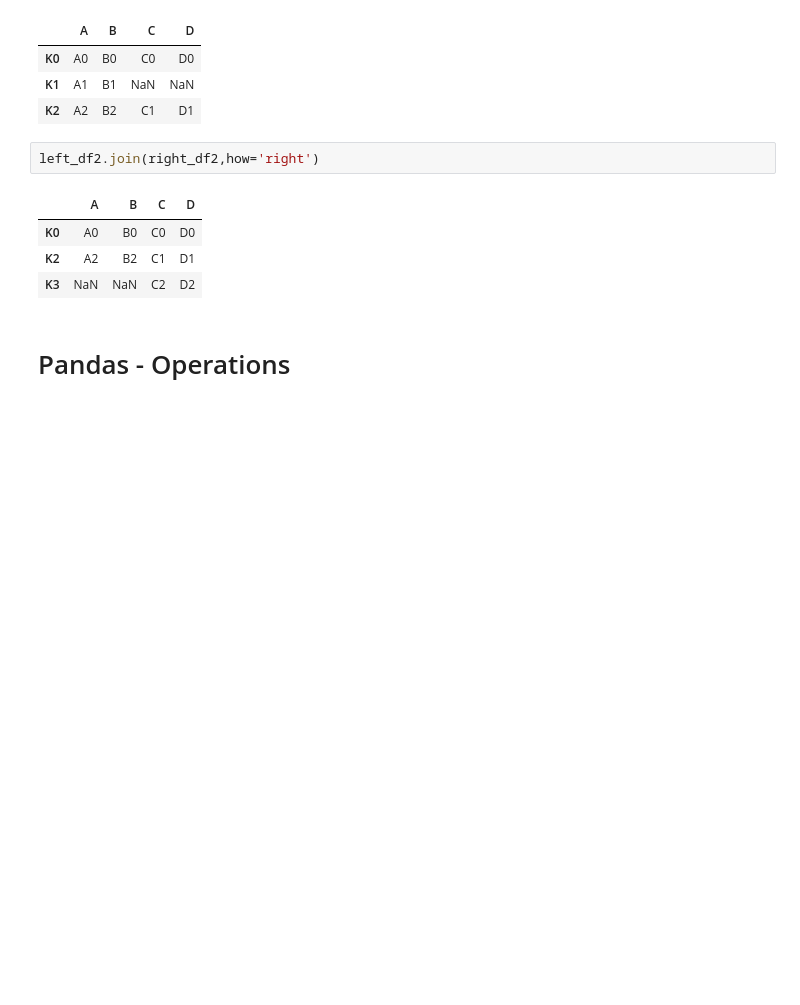
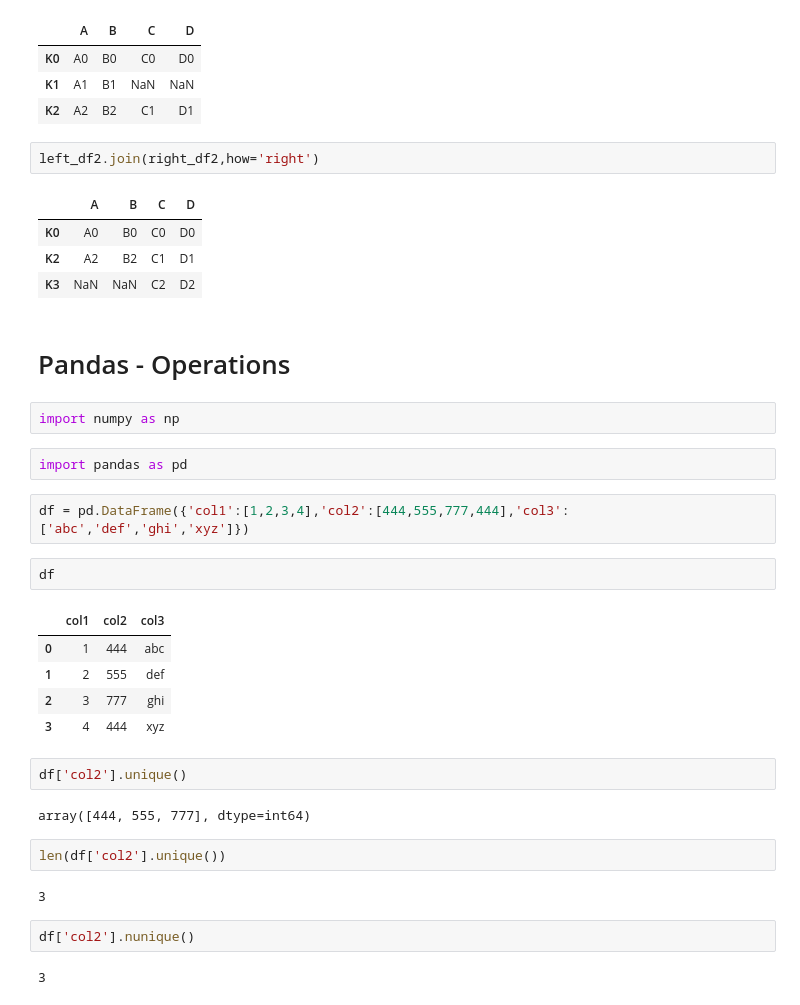
Before and after one commit to AmeyaChavre/py-ds-ml, a Jupyter notebook: Pandas/Pandas.ipynb, the cells around one changed output. Cells and saved outputs as stored; diff of their text form; blank space fills up the shorter version.

```diff
--- a/Pandas/Pandas.ipynb
+++ b/Pandas/Pandas.ipynb
@@ -1134,3 +1134,29 @@ left_df2.join(right_df2,how='right')
 | K3 | NaN | NaN | C2 | D2 |
 # %% [markdown]
 # Pandas - Operations
+# %%
+import numpy as np
+# %%
+import pandas as pd
+# %%
+df = pd.DataFrame({'col1':[1,2,3,4],'col2':[444,555,777,444],'col3':['abc','def','ghi','xyz']})
+# %%
+df
+# %% [output]
+|  | col1 | col2 | col3 |
+| 0 | 1 | 444 | abc |
+| 1 | 2 | 555 | def |
+| 2 | 3 | 777 | ghi |
+| 3 | 4 | 444 | xyz |
+# %%
+df['col2'].unique()
+# %% [output]
+array([444, 555, 777], dtype=int64)
+# %%
+len(df['col2'].unique())
+# %% [output]
+3
+# %%
+df['col2'].nunique()
+# %% [output]
+3
```
Also changed, not shown: parts of 21 cells of this notebook.
